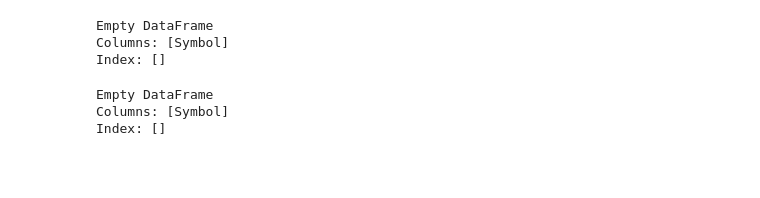
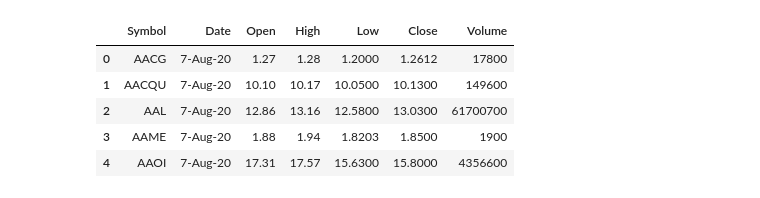
Before and after one commit to jtilenis/Project-ETL, a Jupyter notebook: ETL_main.ipynb, the cells around one changed output. Saved outputs shown, nothing was run; the diff lists cells and outputs as text; code cells hidden in the pictures; blank space fills up the shorter version.

```diff
--- a/DP_Clean_Up.ipynb
+++ b/ETL_main.ipynb
@@ -256,20 +0,0 @@ ValueError: No objects to concatenate
-# %%
-dfObj = pd.DataFrame(master_df, columns=['Symbol'])
-
-# Find a duplicate rows
-duplicateDFRow = dfObj[dfObj.duplicated()]
-print(duplicateDFRow)
-# %% [output]
-Empty DataFrame
-Columns: [Symbol]
-Index: []
-# %%
-dfObj = pd.DataFrame(Nasdaq_df, columns=['Symbol'])
-
-# Find a duplicate rows
-duplicateDFRow = dfObj[dfObj.duplicated()]
-print(duplicateDFRow)
-# %% [output]
-Empty DataFrame
-Columns: [Symbol]
-Index: []
@@ -281,0 +8,16 @@ Nasdaq_df.to_csv('Resources/New_Nasdaq.csv')
+# %%
+# read in DarkPool data csv
+
+DP_df = pd.read_csv("Resources/DP_Data.csv")
+
+# read in Nasdaq data csv
+
+Nasdaq_df = pd.read_csv("Resources/nasdaq.csv")
+Nasdaq_df.head()
+# %% [output]
+|  | Symbol | Date | Open | High | Low | Close | Volume |
+| 0 | AACG | 7-Aug-20 | 1.27 | 1.28 | 1.2000 | 1.2612 | 17800 |
+| 1 | AACQU | 7-Aug-20 | 10.10 | 10.17 | 10.0500 | 10.1300 | 149600 |
+| 2 | AAL | 7-Aug-20 | 12.86 | 13.16 | 12.5800 | 13.0300 | 61700700 |
+| 3 | AAME | 7-Aug-20 | 1.88 | 1.94 | 1.8203 | 1.8500 | 1900 |
+| 4 | AAOI | 7-Aug-20 | 17.31 | 17.57 | 15.6300 | 15.8000 | 4356600 |
```
Also changed, not shown: parts of 35 cells of this notebook, 6 other files.
